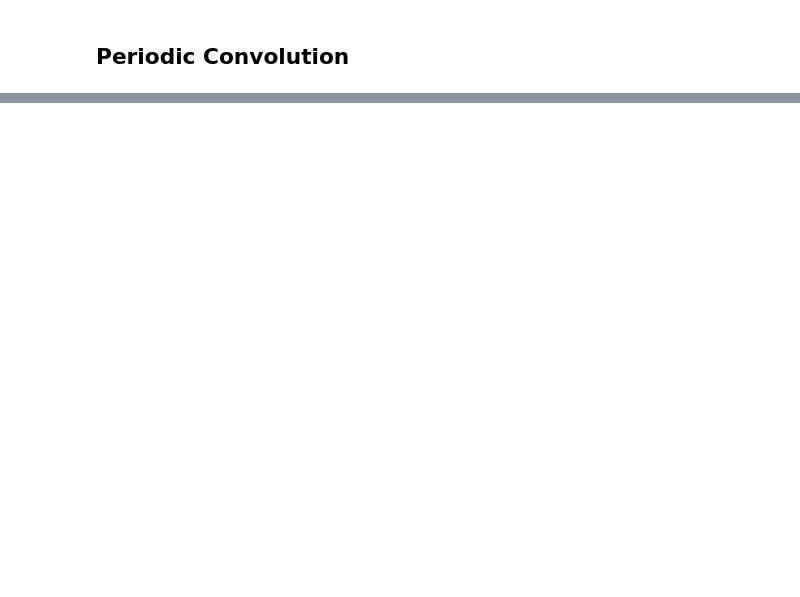
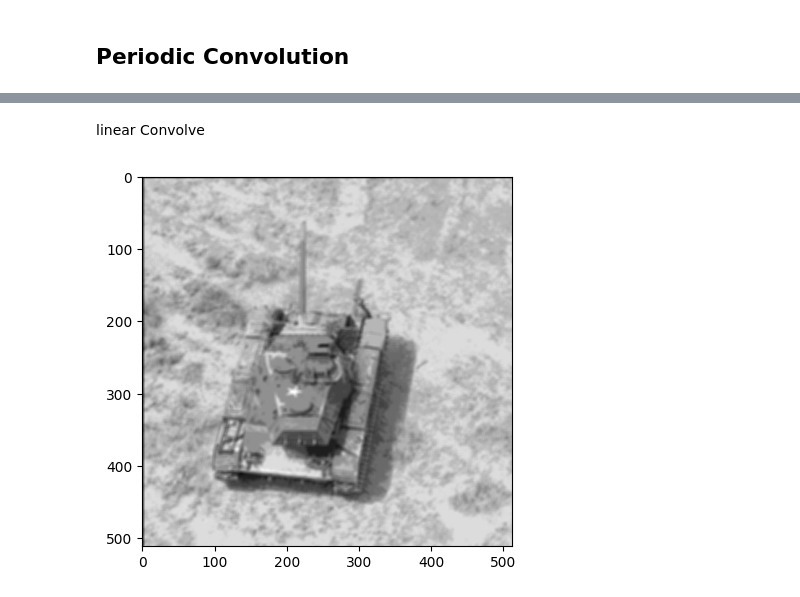
Before and after one commit to kumarsuraj151/ivp, a Jupyter notebook: assignment5/assig5_ai21btech11029.ipynb, the cells around one changed output, grey strips where cells are left out. Drawn from its saved outputs; the diff is of its cells as text; code cells hidden in the pictures; blank space fills up the shorter version.

```diff
--- a/assignment5/assig5_ai21btech11029.ipynb
+++ b/assignment5/assig5_ai21btech11029.ipynb
@@ -26,0 +39,14 @@ filter=np.ones((filter_size,filter_size))/(np.square(filter_size))
+# %% [markdown]
+linear Convolve
+# %%
+rightPadTemp=np.zeros_like(I)
+Itemp=np.concatenate((I,rightPadTemp),axis=1)
+bottomPadTemp=np.zeros_like(Itemp)
+Itemp=np.concatenate((Itemp,bottomPadTemp),axis=0)
+convolved_img=circular_convolve(Itemp,filter)
+M,N=I.shape
+convolved_img=convolved_img[:M,:N]
+plt.imshow(convolved_img,cmap='gray')
+plt.show()
+# %% [output]
+[figure, added]
```
Also changed, not shown: parts of 4 cells of this notebook.
